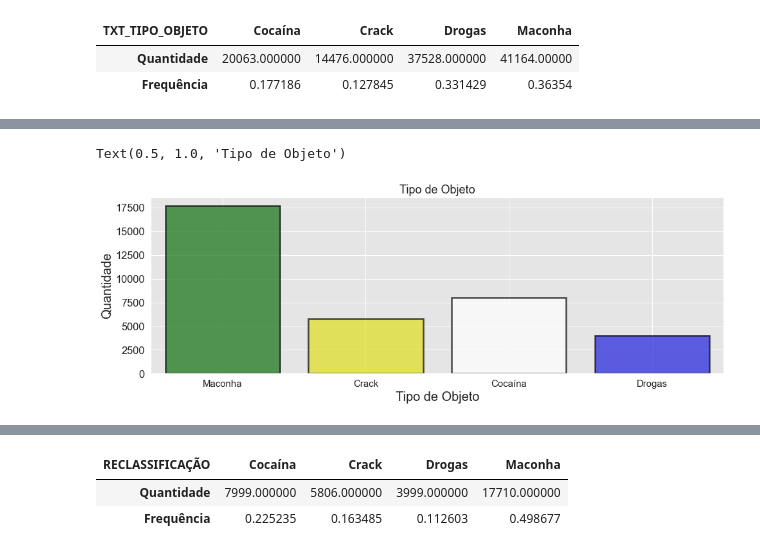
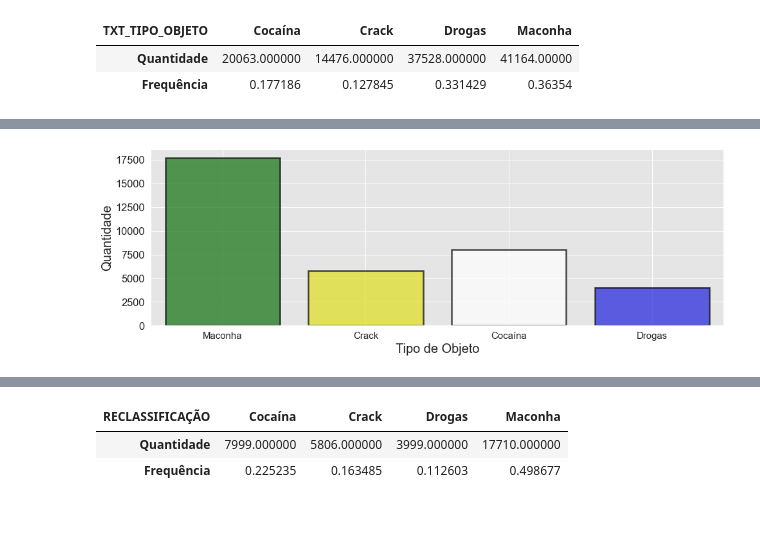
Before and after one commit to giuliannocappellari/Grafos, a Jupyter notebook: Indicadores/Drogas_Reclassificacao.ipynb, the cells around one changed output, grey strips where cells are left out. Cells and saved outputs as stored; diff of their text form; code cells hidden in the pictures; blank space fills up the shorter version.

```diff
--- a/Indicadores/Drogas_Reclassificacao.ipynb
+++ b/Indicadores/Drogas_Reclassificacao.ipynb
@@ -228,20 +229,21 @@ Drogas['RECLASSIFICAÇÃO'] = Drogas['Descrição'].apply(analizer)
 # %%
 stores_df = Drogas
 
 palette ={"Maconha": "green", "Cocaína": "white", "Crack": "yellow", "Drogas": "blue"}
 f, (ax3) = plt.subplots(1, 1, figsize=(14, 5))
 sns.set(font_scale=1.5)
 
 sns.countplot(x="RECLASSIFICAÇÃO", data=stores_df, ax=ax3, palette= palette, alpha = 0.7, linewidth=2.5, edgecolor=".0")
 ax3.set_facecolor('#ababab')
 ax3.patch.set_alpha(0.3)
 ax3.set_xlabel("Tipo de Objeto",fontsize=20)
 ax3.set_ylabel("Quantidade",fontsize=20)
 ax3.set_xticklabels(ax3.get_xmajorticklabels(), fontsize = 15)
 
 plt.grid(axis='x')
 plt.tight_layout()
-plt.title('Tipo de Objeto')
+#plt.title('Tipo de Objeto')
+
+f.savefig('Tipo_objeto_Depois.png')
 # %% [output]
-Text(0.5, 1.0, 'Tipo de Objeto')
-[figure, old version]
+[figure, new version]
```
Also changed, not shown: parts of 4 cells of this notebook.
